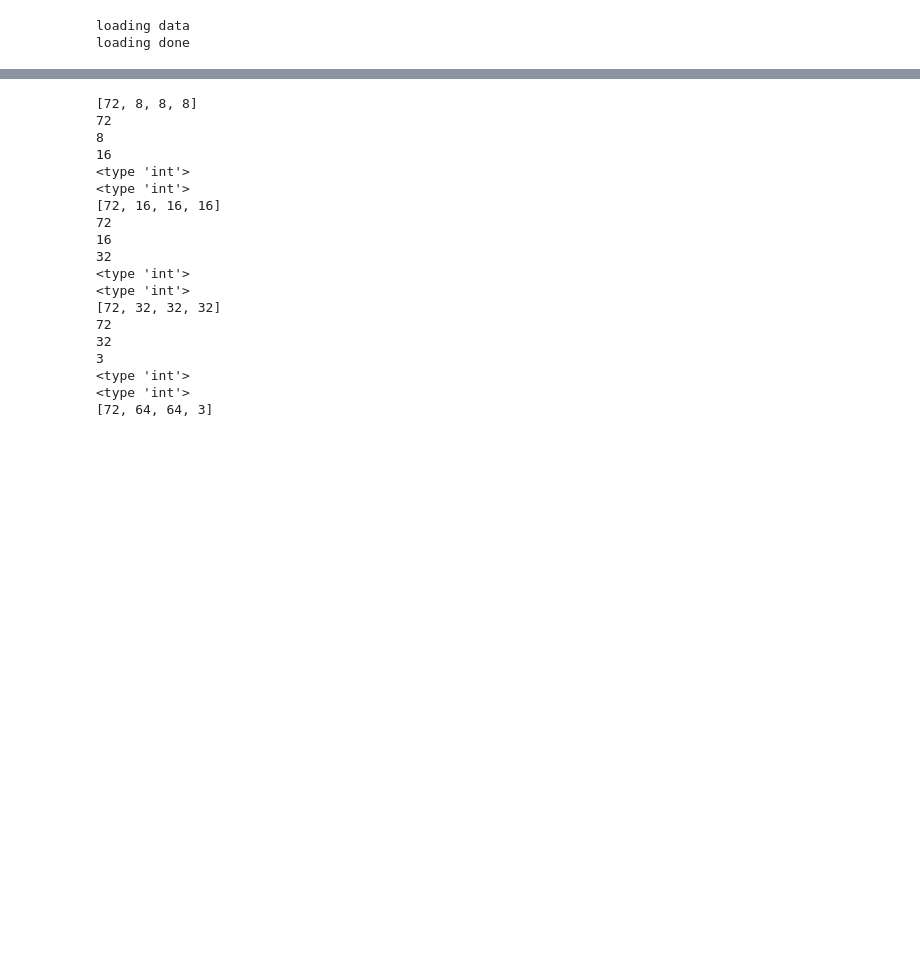
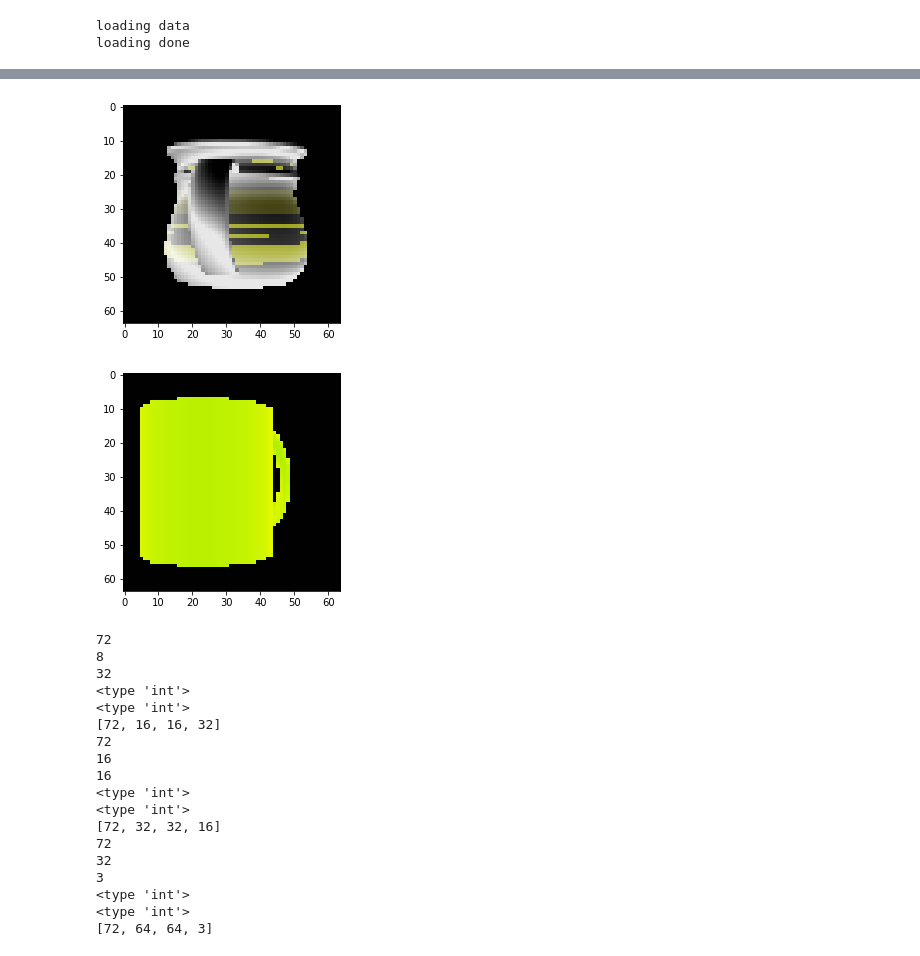
Before and after one commit to Chinmay26/Multi-Viewpoint-Image-generation, a Jupyter notebook: trainers/AutoEncoder.ipynb, the cells around one changed output, grey strips where cells are left out. Cells and saved outputs as stored; diff of their text form; code cells hidden in the pictures; blank space fills up the shorter version.

```diff
--- a/trainers/AutoEncoder.ipynb
+++ b/trainers/AutoEncoder.ipynb
@@ -50,34 +50,38 @@ plt.show()
 # %%
 #First 170 folders. 170*36 = 6120 images would be used for training
 # rest 46 folders would be used for testing
 
-data_train = imageset[:6120]
-data_test = imageset[6120:]
+data_train = np.array(imageset[:6120])
+data_test = np.array(imageset[6120:])
 
 
 #This code will generate labels for the dataset
 
 # For current image label is the next image (image with 10 degree rotation)
 # For last image in the set (36th image) label would be first image
 
 train_labels = np.zeros(data_train.shape)
 test_labels = np.zeros(data_test.shape)
 
 for cnt in range(170):
     train_labels[cnt*36:(cnt+1)*36] = np.roll(data_train[cnt*36:(cnt+1)*36], 1, axis=0)
 
 for cnt in range(46):
     test_labels[cnt*36:(cnt+1)*36] = np.roll(data_test[cnt*36:(cnt+1)*36], 1, axis=0)
 
 
-# tmp = data_train[35]
-# tmp1 = train_labels[35]
+#tmp = data_test[600]
+tmp = data_train[35]
+tmp1 = test_labels[555][...,::-1]
 
 
-# plt.imshow(tmp)
-# plt.show()
-# plt.imshow(tmp1)
-# plt.show()
+plt.imshow(tmp)
+plt.show()
+plt.imshow(tmp1)
+plt.show()
+# %% [output]
+[figure, added]
+[figure, added]
 # %%
 #normalize data
 
@@ -158,56 +171,56 @@ targets_ = tf.placeholder(tf.float32, (72, 64,64,3), name="target")
 # After 3 Convolution ,we will have a latent space
 
 with tf.variable_scope('conv1'):
-    conv1 = conv2d(inputs_, 7, 1, 32)
-    tanh1 = tf.nn.tanh(conv1)
-    pool1 = max_pool(tanh1, 3, 2)
+    conv1 = conv2d(inputs_, 3, 2, 16)
+    tanh1 = tf.nn.relu(conv1)
+    #pool1 = max_pool(tanh1, 3, 2)
 
 # Size of pool1 would be 32*32*32
 
 with tf.variable_scope('conv2'):
-    conv2 = conv2d(pool1, 5, 1, 16)
-    tanh2 = tf.nn.tanh(conv2)
-    pool2 = max_pool(tanh2, 3, 2)
+    conv2 = conv2d(tanh1, 3, 2, 32)
+    tanh2 = tf.nn.relu(conv2)
+    #pool2 = max_pool(tanh2, 3, 2)
 
-# Size of pool2 would be 16*16*16
+# # Size of pool2 would be 16*16*16
 
 with tf.variable_scope('conv3'):
-    conv3 = conv2d(pool2, 3, 1, 8)
-    tanh3 = tf.nn.tanh(conv3)
-    pool3 = max_pool(tanh3, 3, 2)
+    conv3 = conv2d(tanh2, 3, 2, 64)
+    tanh3 = tf.nn.relu(conv3)
+    #pool3 = max_pool(tanh3, 3, 2)
 
-# Latent space is 8*8*8
-print pool3.get_shape().as_list()
-#Building the decoder
+# # Latent space is 8*8*8
+# print pool3.get_shape().as_list()
+# #Building the decoder
 
 with tf.variable_scope('deconv1'):
-    deconv1 = deconv2d(pool3, 3, 2, 16)
-    tanh4 = tf.nn.tanh(deconv1)
+    deconv1 = deconv2d(tanh3, 3, 2, 32)
+    tanh4 = tf.nn.relu(deconv1)
 
 print tanh4.get_shape().as_list()
 with tf.variable_scope('deconv2'):
-    deconv2 = deconv2d(tanh4, 5, 2, 32)
-    tanh5 = tf.nn.tanh(deconv2)
+    deconv2 = deconv2d(tanh4, 3, 2, 16)
+    tanh5 = tf.nn.relu(deconv2)
 print tanh5.get_shape().as_list()
 
 with tf.variable_scope('deconv3'):
-    deconv3 = deconv2d(tanh5, 7, 2, 3)
+    deconv3 = deconv2d(tanh5, 3, 2, 3)
     tanh6 = tf.nn.tanh(deconv3)
+
 print tanh6.get_shape().as_list()
 # %% [output]
-[72, 8, 8, 8]
 72
 8
+32
+<type 'int'>
+<type 'int'>
+[72, 16, 16, 32]
+72
+16
 16
 <type 'int'>
 <type 'int'>
-[72, 16, 16, 16]
-72
-16
-32
-<type 'int'>
-<type 'int'>
-[72, 32, 32, 32]
+[72, 32, 32, 16]
 72
 32
 3
```
Also changed, not shown: parts of 11 cells of this notebook.
